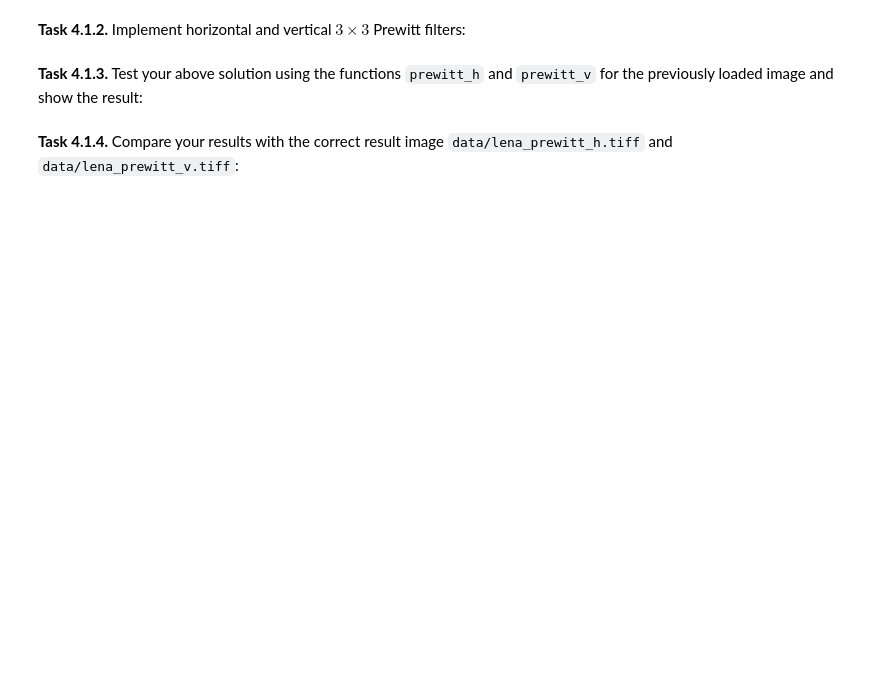
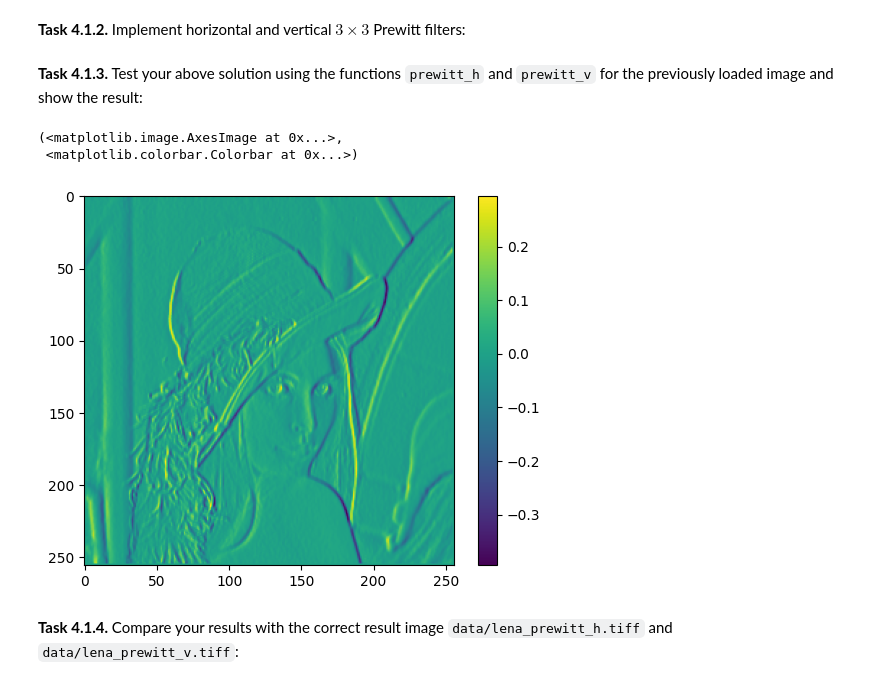
Before and after one commit to Pascalfuchs-meh/mobi-fs3-python, a Jupyter notebook: task4.ipynb, the cells around one changed output. Drawn from its saved outputs; the diff is of its cells as text; code cells hidden in the pictures; blank space fills up the shorter version.

```diff
--- a/task4.ipynb
+++ b/task4.ipynb
@@ -31,4 +60,33 @@ def prewitt_v(img):
+# %%
+def prewitt_v(img):
+    result = numpy.zeros(img.shape)
+    for p in numpy.ndindex(img.shape):
+        if(p[1]>=1) and (p[1]<=(img.shape[1]-2)) and (p[0]>=1) and (p[0]<=(img.shape[0]-2)):
+            neighborhood_sum = 0
+            mask_1 = img[(p[0]-1),(p[1]-1):(p[1]+2)]
+            mask_2 = img[(p[0]+1),(p[1]-1):(p[1]+2)]
+            neighborhood_sum = sum(mask_1)*(-1) + (sum(mask_2))
+            result[p] = neighborhood_sum / 6
+    return result
+
+def prewitt_h(img):
+    result = numpy.zeros(img.shape)
+    for p in numpy.ndindex(img.shape):
+        if(p[1]>=1) and (p[1]<=(img.shape[1]-2)) and (p[0]>=1) and (p[0]<=(img.shape[0]-2)):
+            neighborhood_sum = 0
+            mask_1 = img[(p[0]-1):(p[0]+2), (p[1]-1)]
+            mask_2 = img[(p[0]-1):(p[0]+2), (p[1]+1)]
+            neighborhood_sum = sum(mask_1)*(-1) + (sum(mask_2))
+            result[p] = neighborhood_sum / 6
+    return result
 # %% [markdown]
 **<a id="#">Task 4.1.3.</a>** Test your above solution using the functions `prewitt_h` and `prewitt_v` for the previously loaded image and show the result:
+# %%
+lena_h=prewitt_h(lena)
+plt.imshow(lena_h), plt.colorbar()
+# %% [output]
+(<matplotlib.image.AxesImage at 0x...>,
+ <matplotlib.colorbar.Colorbar at 0x...>)
+[figure, added]
 # %% [markdown]
 **<a id="#">Task 4.1.4.</a>** Compare your results with the correct result image `data/lena_prewitt_h.tiff` and `data/lena_prewitt_v.tiff`:
```
Also changed, not shown: parts of 12 cells of this notebook, 1 other file.
